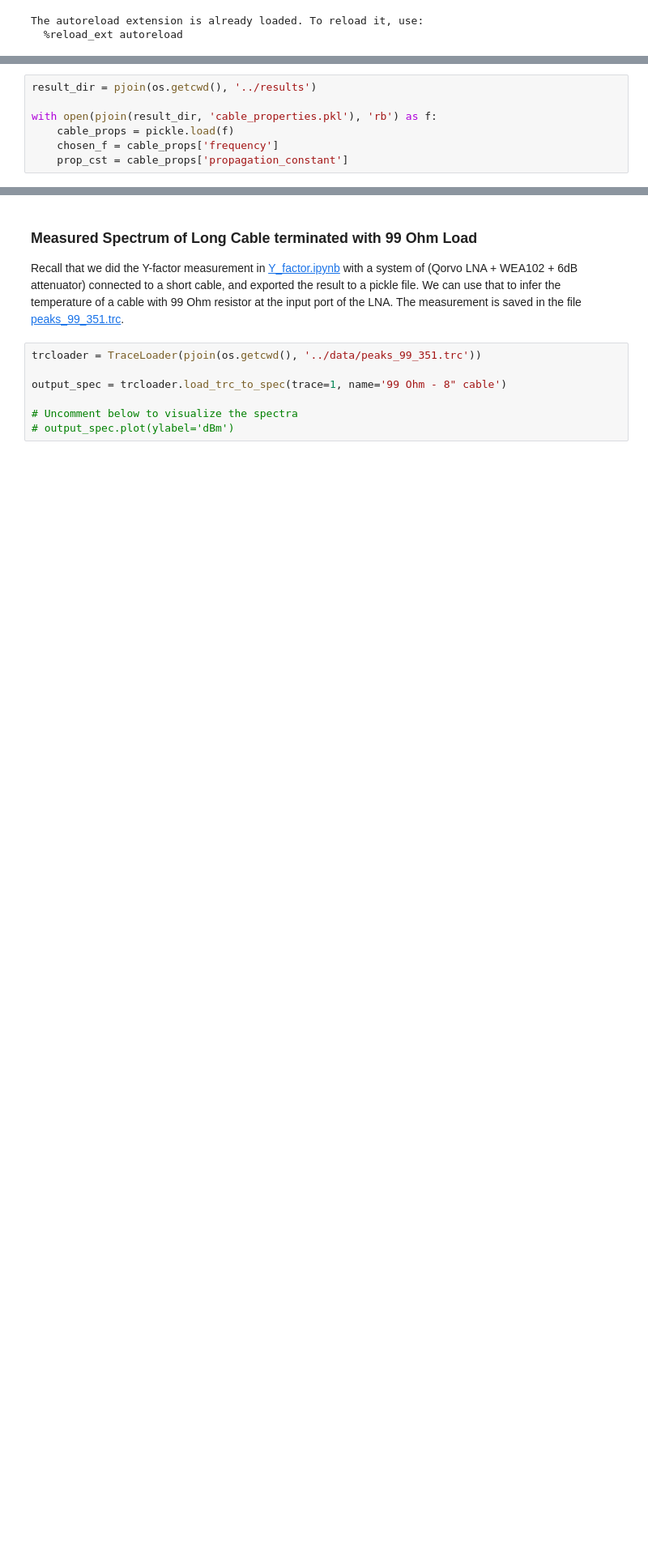
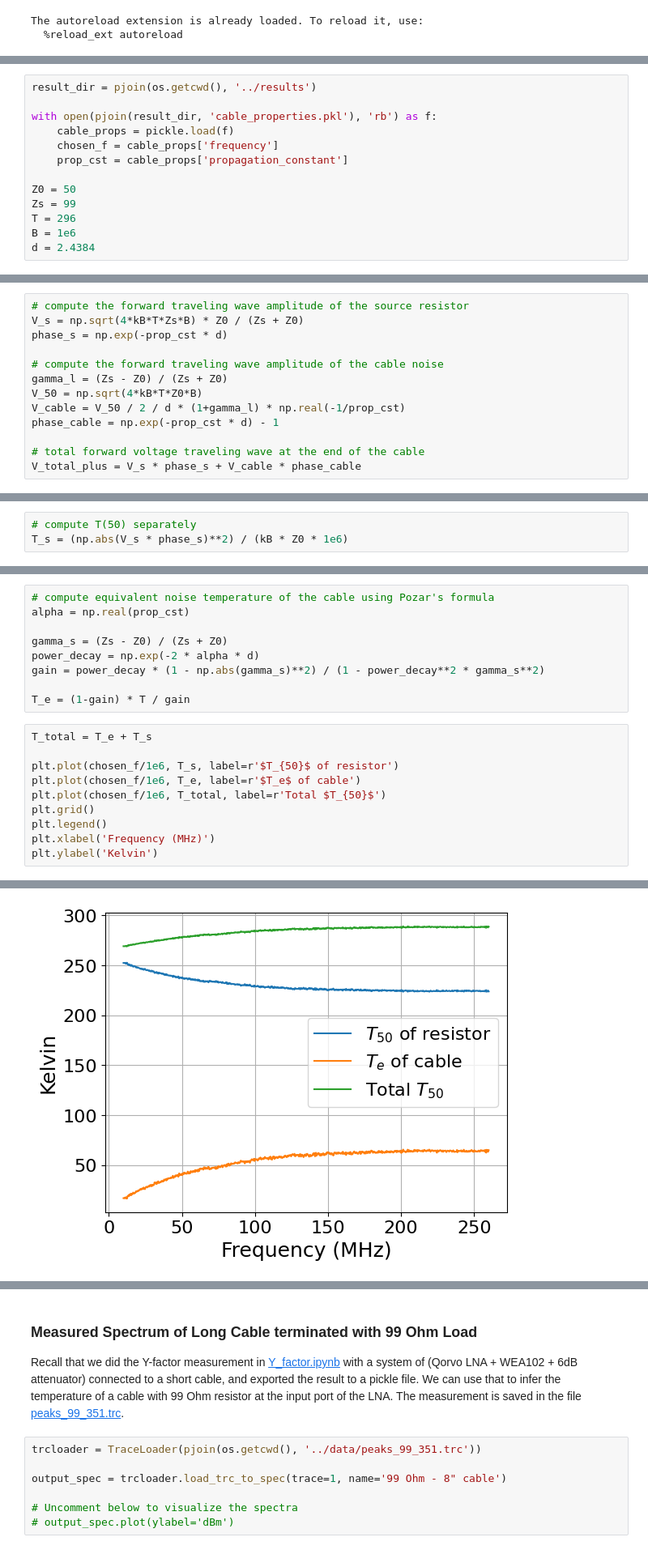
Before and after one commit to JoyYTZhou/RF_Math, a Jupyter notebook: notebooks/multiple_reflection.ipynb, the cells around one changed output, grey strips where cells are left out. Shown at 81% size. Cells and saved outputs as stored; diff of their text form; blank space fills up the shorter version.

```diff
--- a/notebooks/multiple_reflection.ipynb
+++ b/notebooks/multiple_reflection.ipynb
@@ -52,3 +77,9 @@ with open(pjoin(result_dir, 'cable_properties.pkl'), 'rb') as f:
     cable_props = pickle.load(f)
     chosen_f = cable_props['frequency']
     prop_cst = cable_props['propagation_constant']
+
+Z0 = 50
+Zs = 99
+T = 296
+B = 1e6
+d = 2.4384
@@ -105,0 +86,13 @@ plt.show()
+# %%
+# compute the forward traveling wave amplitude of the source resistor
+V_s = np.sqrt(4*kB*T*Zs*B) * Z0 / (Zs + Z0)
+phase_s = np.exp(-prop_cst * d)
+
+# compute the forward traveling wave amplitude of the cable noise
+gamma_l = (Zs - Z0) / (Zs + Z0)
+V_50 = np.sqrt(4*kB*T*Z0*B)
+V_cable = V_50 / 2 / d * (1+gamma_l) * np.real(-1/prop_cst)
+phase_cable = np.exp(-prop_cst * d) - 1
+
+# total forward voltage traveling wave at the end of the cable
+V_total_plus = V_s * phase_s + V_cable * phase_cable
@@ -105,0 +105,3 @@ plt.show()
+# %%
+# compute T(50) separately
+T_s = (np.abs(V_s * phase_s)**2) / (kB * Z0 * 1e6)
@@ -105,0 +119,20 @@ plt.show()
+# %%
+# compute equivalent noise temperature of the cable using Pozar's formula
+alpha = np.real(prop_cst)
+
+gamma_s = (Zs - Z0) / (Zs + Z0)
+power_decay = np.exp(-2 * alpha * d)
+gain = power_decay * (1 - np.abs(gamma_s)**2) / (1 - power_decay**2 * gamma_s**2)
+
+T_e = (1-gain) * T / gain
+# %%
+T_total = T_e + T_s
+
+plt.plot(chosen_f/1e6, T_s, label=r'$T_{50}$ of resistor')
+plt.plot(chosen_f/1e6, T_e, label=r'$T_e$ of cable')
+plt.plot(chosen_f/1e6, T_total, label=r'Total $T_{50}$')
+plt.grid()
+plt.legend()
+plt.xlabel('Frequency (MHz)')
+plt.ylabel('Kelvin')
+# %% [output]
@@ -105,0 +140 @@ plt.show()
+[figure, added]
```
Also changed, not shown: parts of 26 cells of this notebook.
